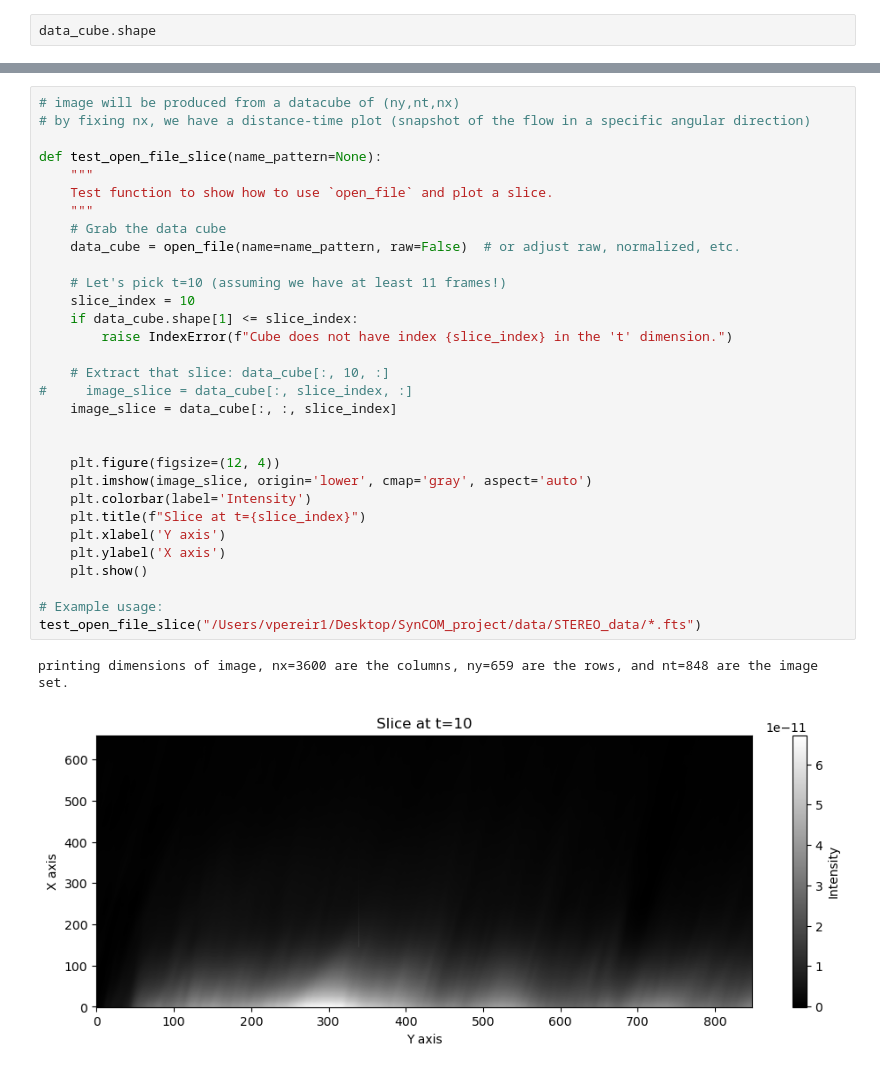
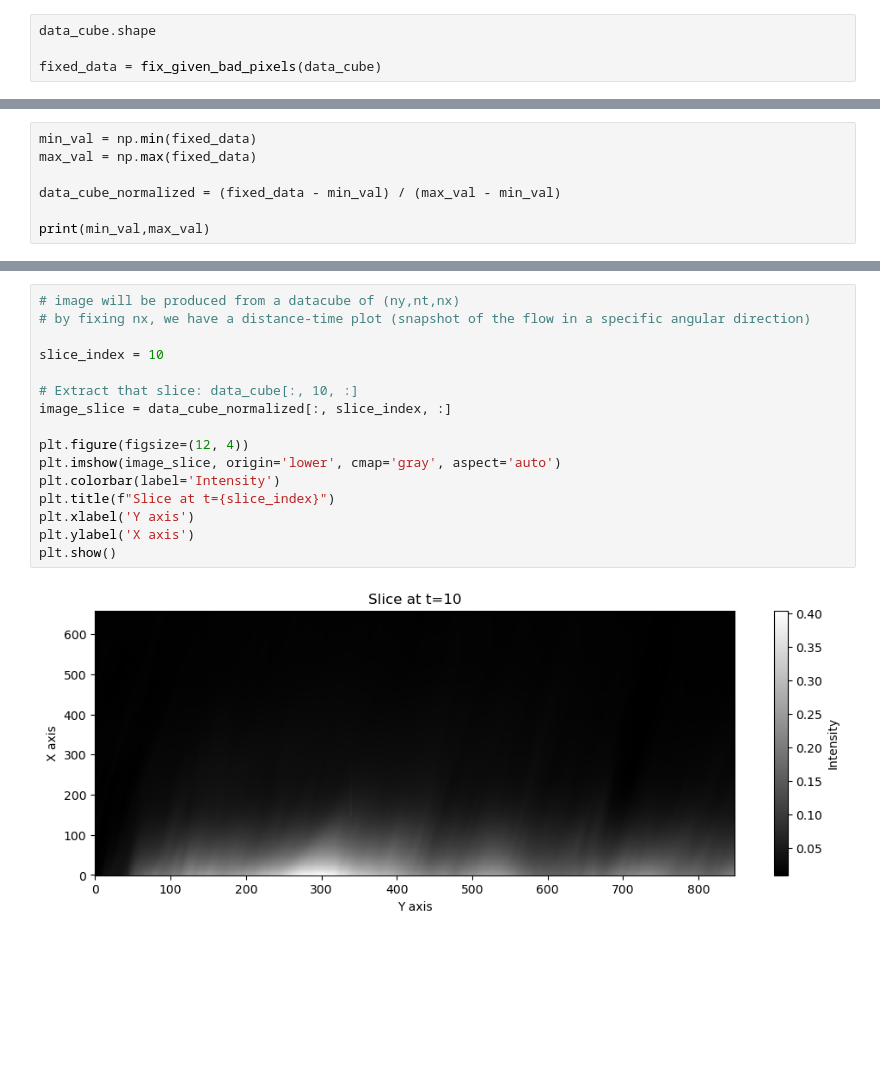
Before and after one commit to valmirmoraes/SynCOM-python, a Jupyter notebook: open_file.ipynb, the cells around one changed output, grey strips where cells are left out. Drawn from its saved outputs; the diff is of its cells as text; blank space fills up the shorter version.

Commit message:
Add files via upload
Fixed bad pixels in frame 339 by using neighboring pixels

```diff
--- a/open_file.ipynb
+++ b/open_file.ipynb
@@ -139,3 +170,5 @@ There may be extra bytes after the last HDU or the file is corrupted. [astropy.i
 # %%
 data_cube.shape
+
+fixed_data = fix_given_bad_pixels(data_cube)
 # %% [output]
@@ -142,0 +176,7 @@ data_cube.shape
+# %%
+min_val = np.min(fixed_data)
+max_val = np.max(fixed_data)
+
+data_cube_normalized = (fixed_data - min_val) / (max_val - min_val)
+
+print(min_val,max_val)
@@ -181,34 +203,18 @@ There may be extra bytes after the last HDU or the file is corrupted. [astropy.i
 # %%
 # image will be produced from a datacube of (ny,nt,nx)
 # by fixing nx, we have a distance-time plot (snapshot of the flow in a specific angular direction)
 
-def test_open_file_slice(name_pattern=None):
-    """
-    Test function to show how to use `open_file` and plot a slice.
-    """
-    # Grab the data cube
-    data_cube = open_file(name=name_pattern, raw=False)  # or adjust raw, normalized, etc.
+slice_index = 10
 
-    # Let's pick t=10 (assuming we have at least 11 frames!)
-    slice_index = 10
-    if data_cube.shape[1] <= slice_index:
-        raise IndexError(f"Cube does not have index {slice_index} in the 't' dimension.")
+# Extract that slice: data_cube[:, 10, :]
+image_slice = data_cube_normalized[:, slice_index, :]
 
-    # Extract that slice: data_cube[:, 10, :]
-#     image_slice = data_cube[:, slice_index, :]
-    image_slice = data_cube[:, :, slice_index]
-
-
-    plt.figure(figsize=(12, 4))
-    plt.imshow(image_slice, origin='lower', cmap='gray', aspect='auto')
-    plt.colorbar(label='Intensity')
-    plt.title(f"Slice at t={slice_index}")
-    plt.xlabel('Y axis')
-    plt.ylabel('X axis')
-    plt.show()
-
-# Example usage:
-test_open_file_slice("/Users/vpereir1/Desktop/SynCOM_project/data/STEREO_data/*.fts")
+plt.figure(figsize=(12, 4))
+plt.imshow(image_slice, origin='lower', cmap='gray', aspect='auto')
+plt.colorbar(label='Intensity')
+plt.title(f"Slice at t={slice_index}")
+plt.xlabel('Y axis')
+plt.ylabel('X axis')
+plt.show()
 # %% [output]
-printing dimensions of image, nx=3600 are the columns, ny=659 are the rows, and nt=848 are the image set.
-[figure, old version]
+[figure, new version]
```
Also changed, not shown: parts of 11 cells of this notebook.
